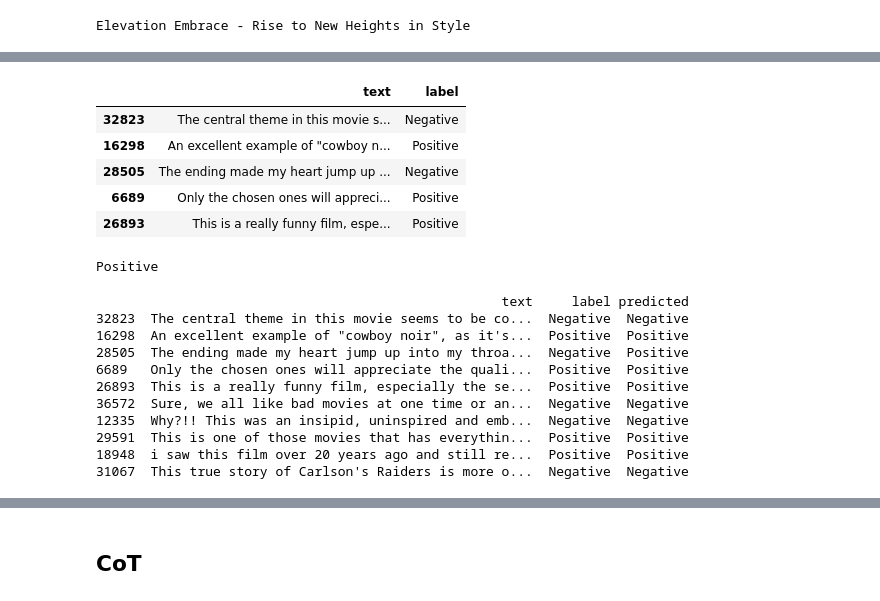
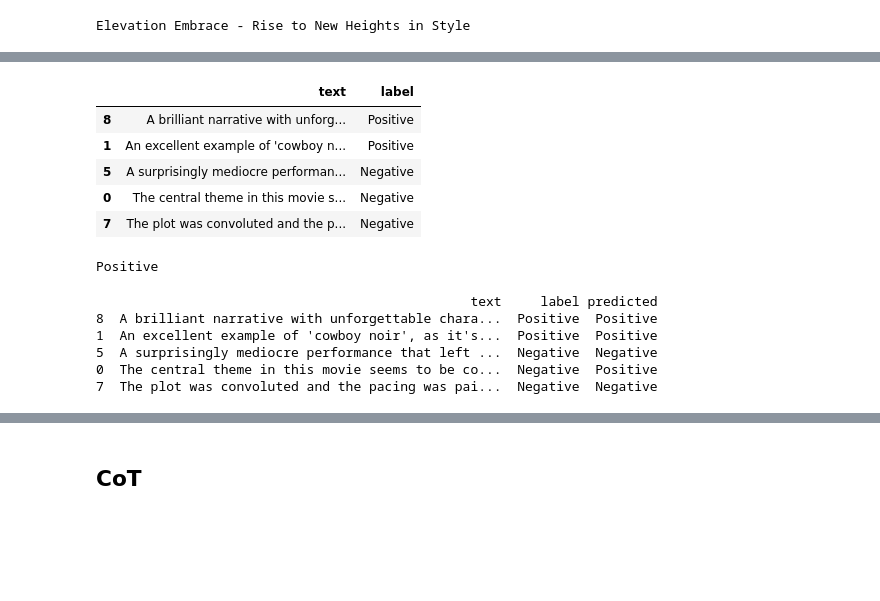
Before and after one commit to mlwallapop/llm-search-poc, a Jupyter notebook: notebooks/01 - Prompt Engineering.ipynb, the cells around one changed output, grey strips where cells are left out. Saved outputs shown, nothing was run; the diff lists cells and outputs as text; code cells hidden in the pictures; blank space fills up the shorter version.

```diff
--- a/notebooks/01 - Prompt Engineering.ipynb
+++ b/notebooks/01 - Prompt Engineering.ipynb
@@ -365,7 +368,8 @@ Elevation Embrace - Rise to New Heights in Style
 import numpy as np
 import pandas as pd
 
-df = pd .read_csv('movie.csv', encoding='utf-8')
+# Find movie database
+df = pd.read_csv('./movie.csv', encoding='utf-8')
 df['label'] = df['label'].replace({0: 'Negative', 1: 'Positive'})
 df.head()
 # %% [output]
@@ -373,13 +382,13 @@ FileNotFoundError: [Errno 2] No such file or directory: 'movie.csv'
 # %%
-df = df.sample(n=10, random_state=42)  # Change the value of 'random_state' as needed for reproducibility
+df = df.sample(n=5, random_state=42)  # Change the value of 'random_state' as needed for reproducibility
 df.head()
 # %% [output]
 |  | text | label |
-| 32823 | The central theme in this movie s... | Negative |
-| 16298 | An excellent example of "cowboy n... | Positive |
-| 28505 | The ending made my heart jump up ... | Negative |
-| 6689 | Only the chosen ones will appreci... | Positive |
-| 26893 | This is a really funny film, espe... | Positive |
+| 8 | A brilliant narrative with unforg... | Positive |
+| 1 | An excellent example of 'cowboy n... | Positive |
+| 5 | A surprisingly mediocre performan... | Negative |
+| 0 | The central theme in this movie s... | Negative |
+| 7 | The plot was convoluted and the p... | Negative |
 # %%
 system_message = """
 You are a binary classifier for sentiment analysis.
@@ -422,30 +428,23 @@ Positive
 # %%
 
 def process_text(text):
-    response = openai.ChatCompletion.create(
-        engine="gpt-3.5-turbo",
-        messages=[
+    response = llm.invoke([
             {"role": "system", "content": system_message},
             {"role": "user", "content": text},
         ]
     )
-    return response['choices'][0]['message']['content']
+    return response.content
 
 df['predicted'] = df['text'].apply(process_text)
 
 print(df)
 # %% [output]
-                                                    text     label predicted
-32823  The central theme in this movie seems to be co...  Negative  Negative
-16298  An excellent example of "cowboy noir", as it's...  Positive  Positive
-28505  The ending made my heart jump up into my throa...  Negative  Positive
-6689   Only the chosen ones will appreciate the quali...  Positive  Positive
-26893  This is a really funny film, especially the se...  Positive  Positive
-36572  Sure, we all like bad movies at one time or an...  Negative  Negative
-12335  Why?!! This was an insipid, uninspired and emb...  Negative  Negative
-29591  This is one of those movies that has everythin...  Positive  Positive
-18948  i saw this film over 20 years ago and still re...  Positive  Positive
-31067  This true story of Carlson's Raiders is more o...  Negative  Negative
+                                                text     label predicted
+8  A brilliant narrative with unforgettable chara...  Positive  Positive
+1  An excellent example of 'cowboy noir', as it's...  Positive  Positive
+5  A surprisingly mediocre performance that left ...  Negative  Negative
+0  The central theme in this movie seems to be co...  Negative  Positive
+7  The plot was convoluted and the pacing was pai...  Negative  Negative
 # %%
 df.head()
 # %% [output]
```
Also changed, not shown: parts of 12 cells of this notebook, 2 other files.
